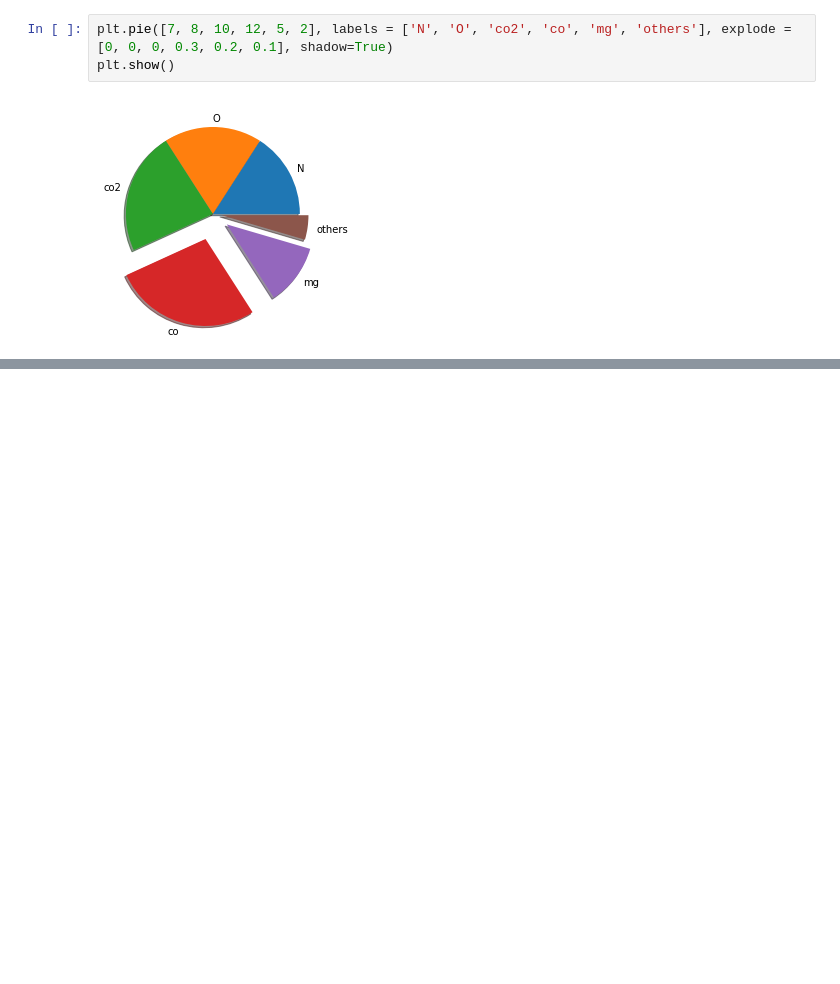
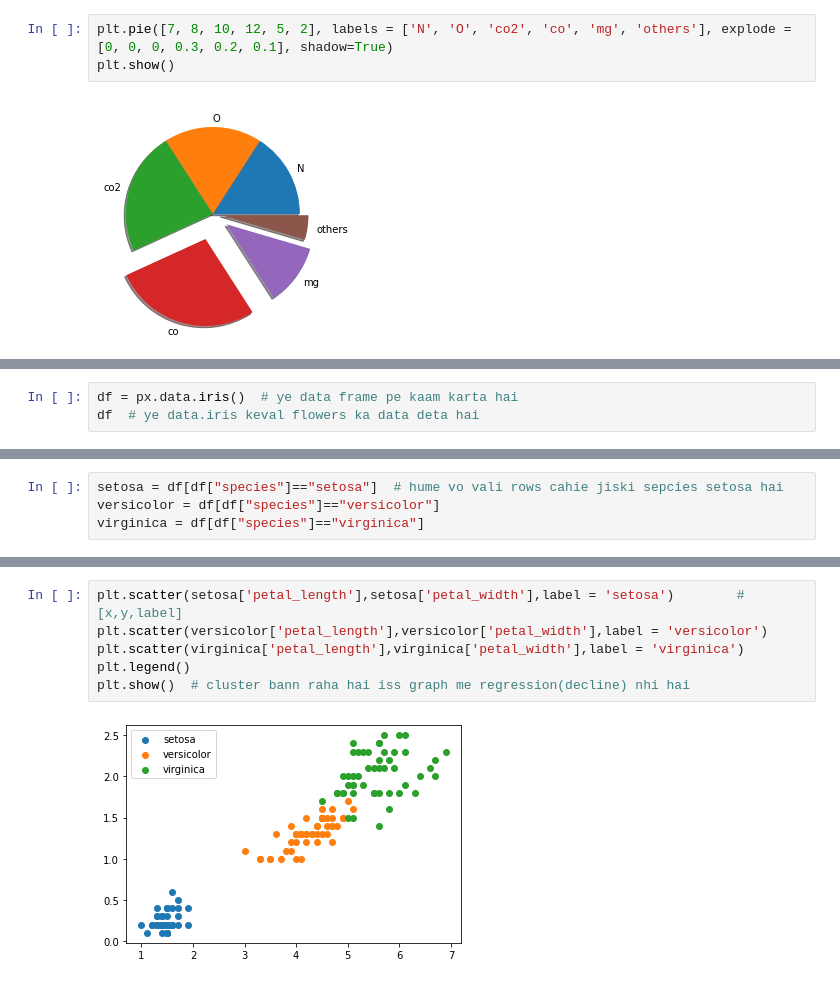
Before and after one commit to Sehaj1904/Data-Science, a Jupyter notebook: Plotting.ipynb, the cells around one changed output, grey strips where cells are left out. Saved outputs shown, nothing was run; the diff lists cells and outputs as text; blank space fills up the shorter version.

```diff
--- a/Plotting.ipynb
+++ b/Plotting.ipynb
@@ -249,0 +271,3 @@ plt.show()
+# %%
+df = px.data.iris()  # ye data frame pe kaam karta hai
+df  # ye data.iris keval flowers ka data deta hai
@@ -249,0 +292,4 @@ plt.show()
+# %%
+setosa = df[df["species"]=="setosa"]  # hume vo vali rows cahie jiski sepcies setosa hai
+versicolor = df[df["species"]=="versicolor"]
+virginica = df[df["species"]=="virginica"]
@@ -249,0 +306,8 @@ plt.show()
+# %%
+plt.scatter(setosa['petal_length'],setosa['petal_width'],label = 'setosa')        # [x,y,label]
+plt.scatter(versicolor['petal_length'],versicolor['petal_width'],label = 'versicolor')
+plt.scatter(virginica['petal_length'],virginica['petal_width'],label = 'virginica')
+plt.legend()
+plt.show()  # cluster bann raha hai iss graph me regression(decline) nhi hai
+# %% [output]
+[figure, added]
```
Also changed, not shown: parts of 27 cells of this notebook.
